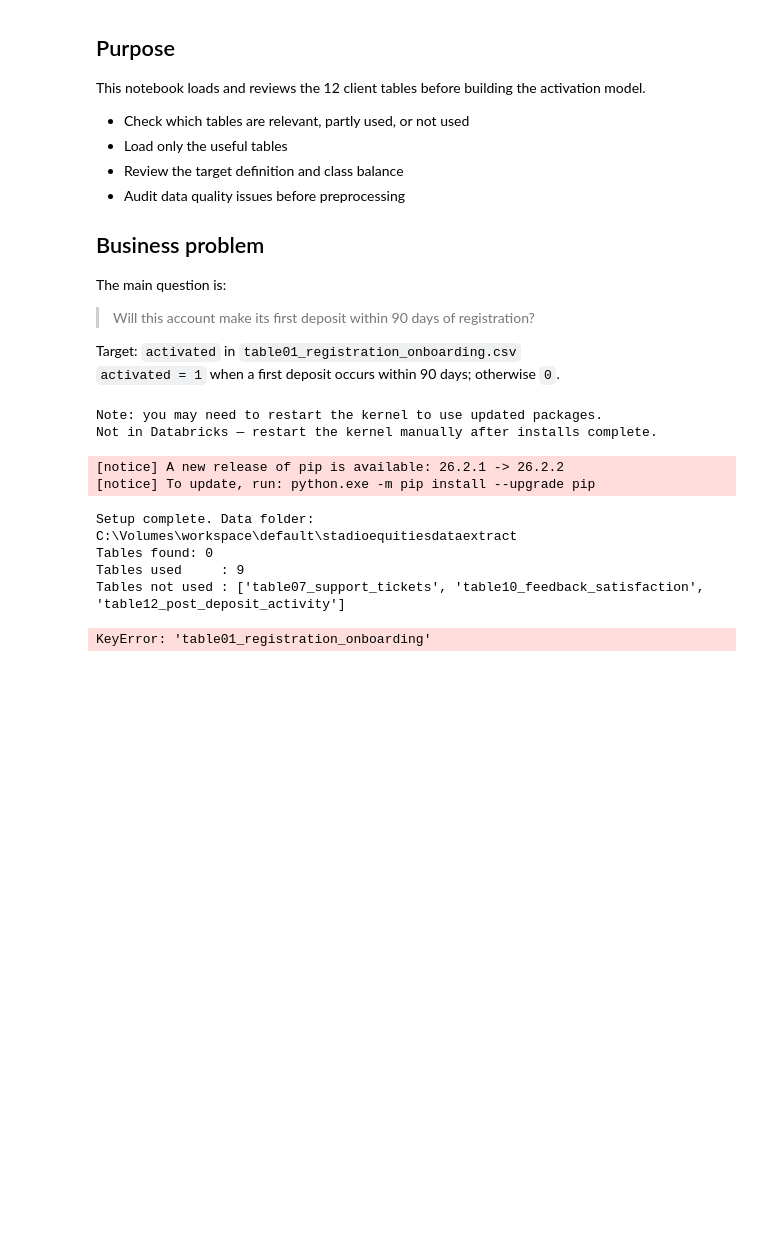
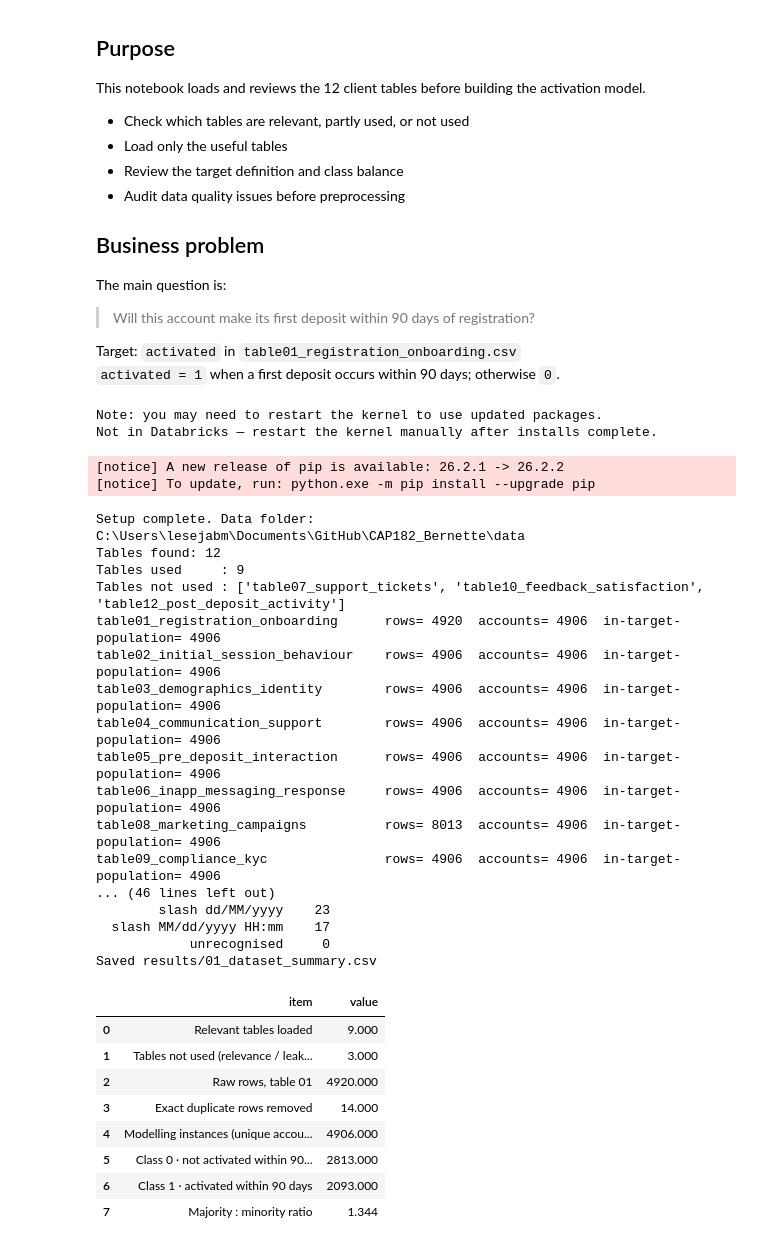
Before and after one commit to 26303406/CAP182_Bernette, a Jupyter notebook: BernetteLesejane_26303406_CAP182_SS3_PartB.ipynb.ipynb, the cells around one changed output. Saved outputs shown, nothing was run; the diff lists cells and outputs as text; code cells hidden in the pictures; blank space fills up the shorter version.

Commit message:
Updates - Data loading

```diff
--- a/BernetteLesejane_26303406_CAP182_SS3_PartB.ipynb.ipynb
+++ b/BernetteLesejane_26303406_CAP182_SS3_PartB.ipynb.ipynb
@@ -66,7 +66,13 @@ from sklearn.preprocessing import OneHotEncoder, StandardScaler
 # Review target balance and data quality
 
 # Configure project paths and shared settings
-BASE = Path(os.environ.get("SS3_BASE", Path.cwd()))
+_CURRENT_DIR = Path.cwd().resolve()
+_PROJECT_ROOT = next(
+    (parent for parent in (_CURRENT_DIR, *_CURRENT_DIR.parents)
+     if (parent / "data" / "table01_registration_onboarding.csv").is_file()),
+    None,
+)
+BASE = Path(os.environ.get("SS3_BASE", _PROJECT_ROOT or _CURRENT_DIR)).expanduser().resolve()
 
 
 warnings.filterwarnings("ignore")
@@ -74,10 +80,15 @@ pd.set_option("display.max_columns", 60)
 pd.set_option("display.width", 200)
 pd.set_option("display.max_colwidth", 90)
 
-LOCAL_DATA_DIR = BASE / "data"
-DEFAULT_DATA_DIR = (LOCAL_DATA_DIR if LOCAL_DATA_DIR.is_dir()
-                    else Path("/Volumes/workspace/default/stadioequitiesdataextract"))
-DATA_DIR = Path(os.environ.get("SS3_DATA_DIR", DEFAULT_DATA_DIR))  # client extract (12 CSV tables)
+if _PROJECT_ROOT is not None:
+    DATA_DIR = _PROJECT_ROOT / "data"
+elif os.environ.get("SS3_DATA_DIR"):
+    DATA_DIR = Path(os.environ["SS3_DATA_DIR"]).expanduser().resolve()
+else:
+    raise FileNotFoundError(
+        f"Could not locate data/table01_registration_onboarding.csv from {_CURRENT_DIR}. "
+        "Open the notebook from within the repository or set SS3_DATA_DIR to the data folder."
+    )
 ARTIFACTS = BASE / "artifacts"    # cleaned data, split assignments, fitted preprocessor, models
 RESULTS = BASE / "results"        # metrics, tables and figures
 FIGS = RESULTS / "figures"
@@ -218,33 +229,54 @@ patterns = {
     "slash MM/dd/yyyy HH:mm":    r"^\d{2}/\d{2}/\d{4} \d{2}:\d{2}$",
 }
 reg = t1_raw["registration_date"].astype(str)
 date_rows = [{"format": k, "rows": int(reg.str.match(p).sum())} for k, p in patterns.items()]
 date_rows.append({"format": "unrecognised", "rows": int(len(reg) - sum(r["rows"] for r in date_rows))})
 date_report = pd.DataFrame(date_rows)
 print("\nRegistration date formats (table 01):")
 print(date_report.to_string(index=False))
 
 missing_report.to_csv(RESULTS / "01_missing_values.csv", index=False)
 variant_report.to_csv(RESULTS / "01_category_variants.csv", index=False)
 date_report.to_csv(RESULTS / "01_date_formats.csv", index=False)
 
 # Save the dataset audit summary
 dataset_summary = pd.DataFrame([
     ("Relevant tables loaded", len(used_tables)),
     ("Tables not used (relevance / leakage)", len(excluded_tables)),
     ("Raw rows, table 01", len(t1_raw)),
     ("Exact duplicate rows removed", len(t1_raw) - len(t1)),
     ("Modelling instances (unique accounts)", len(t1)),
     ("Class 0 · not activated within 90 days", int(class_counts.get(0, 0))),
     ("Class 1 · activated within 90 days", int(class_counts.get(1, 0))),
     ("Majority : minority ratio", round(class_counts.max() / class_counts.min(), 3)),
 ], columns=["item", "value"])
 dataset_summary.to_csv(RESULTS / "01_dataset_summary.csv", index=False)
 print("Saved results/01_dataset_summary.csv")
 dataset_summary
 # %% [output]
-Setup complete. Data folder: C:\Volumes\workspace\default\stadioequitiesdataextract
-Tables found: 0
+Setup complete. Data folder: C:\Users\lesejabm\Documents\GitHub\CAP182_Bernette\data
+Tables found: 12
 Tables used     : 9
 Tables not used : ['table07_support_tickets', 'table10_feedback_satisfaction', 'table12_post_deposit_activity']
+table01_registration_onboarding      rows= 4920  accounts= 4906  in-target-population= 4906
+table02_initial_session_behaviour    rows= 4906  accounts= 4906  in-target-population= 4906
+table03_demographics_identity        rows= 4906  accounts= 4906  in-target-population= 4906
+table04_communication_support        rows= 4906  accounts= 4906  in-target-population= 4906
+table05_pre_deposit_interaction      rows= 4906  accounts= 4906  in-target-population= 4906
+table06_inapp_messaging_response     rows= 4906  accounts= 4906  in-target-population= 4906
+table08_marketing_campaigns          rows= 8013  accounts= 4906  in-target-population= 4906
+table09_compliance_kyc               rows= 4906  accounts= 4906  in-target-population= 4906
+... (46 lines left out)
+        slash dd/MM/yyyy    23
+  slash MM/dd/yyyy HH:mm    17
+            unrecognised     0
+Saved results/01_dataset_summary.csv
-KeyError: 'table01_registration_onboarding'
+|  | item | value |
+| 0 | Relevant tables loaded | 9.000 |
+| 1 | Tables not used (relevance / leak... | 3.000 |
+| 2 | Raw rows, table 01 | 4920.000 |
+| 3 | Exact duplicate rows removed | 14.000 |
+| 4 | Modelling instances (unique accou... | 4906.000 |
+| 5 | Class 0 · not activated within 90... | 2813.000 |
+| 6 | Class 1 · activated within 90 days | 2093.000 |
+| 7 | Majority : minority ratio | 1.344 |
```
Also changed, not shown: parts of 10 cells of this notebook, 13 other files.
